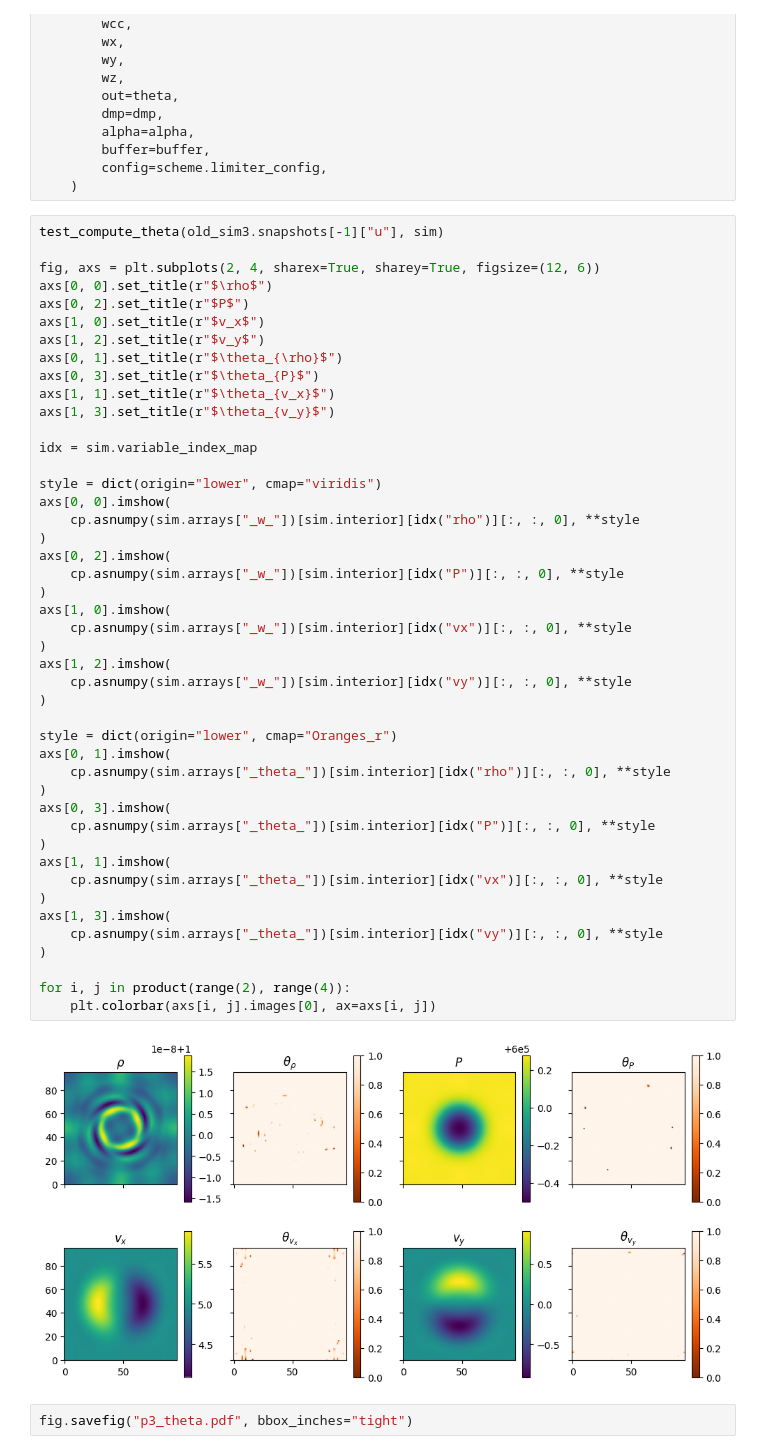
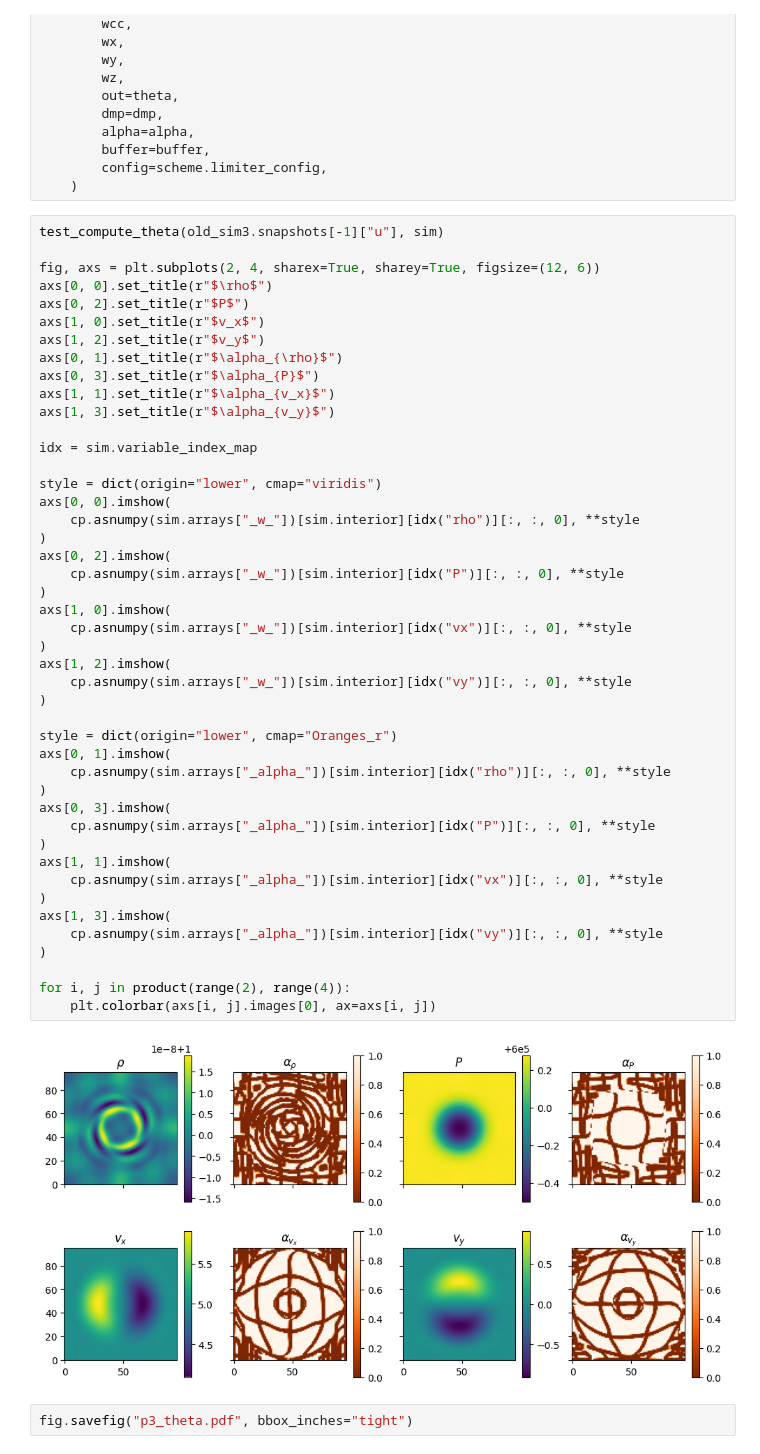
Before and after one commit to jpalafou/superfv, a Jupyter notebook: benchmarks/gresho-vortex/Debug2.ipynb, the cells around one changed output. Saved outputs shown, nothing was run; the diff lists cells and outputs as text.

```diff
--- a/benchmarks/gresho-vortex/Debug2.ipynb
+++ b/benchmarks/gresho-vortex/Debug2.ipynb
@@ -89,45 +89,45 @@ axs[0, 0].set_title(r"$\rho$")
 axs[0, 2].set_title(r"$P$")
 axs[1, 0].set_title(r"$v_x$")
 axs[1, 2].set_title(r"$v_y$")
-axs[0, 1].set_title(r"$\theta_{\rho}$")
-axs[0, 3].set_title(r"$\theta_{P}$")
-axs[1, 1].set_title(r"$\theta_{v_x}$")
-axs[1, 3].set_title(r"$\theta_{v_y}$")
+axs[0, 1].set_title(r"$\alpha_{\rho}$")
+axs[0, 3].set_title(r"$\alpha_{P}$")
+axs[1, 1].set_title(r"$\alpha_{v_x}$")
+axs[1, 3].set_title(r"$\alpha_{v_y}$")
 
 idx = sim.variable_index_map
 
 style = dict(origin="lower", cmap="viridis")
 axs[0, 0].imshow(
     cp.asnumpy(sim.arrays["_w_"])[sim.interior][idx("rho")][:, :, 0], **style
 )
 axs[0, 2].imshow(
     cp.asnumpy(sim.arrays["_w_"])[sim.interior][idx("P")][:, :, 0], **style
 )
 axs[1, 0].imshow(
     cp.asnumpy(sim.arrays["_w_"])[sim.interior][idx("vx")][:, :, 0], **style
 )
 axs[1, 2].imshow(
     cp.asnumpy(sim.arrays["_w_"])[sim.interior][idx("vy")][:, :, 0], **style
 )
 
 style = dict(origin="lower", cmap="Oranges_r")
 axs[0, 1].imshow(
-    cp.asnumpy(sim.arrays["_theta_"])[sim.interior][idx("rho")][:, :, 0], **style
+    cp.asnumpy(sim.arrays["_alpha_"])[sim.interior][idx("rho")][:, :, 0], **style
 )
 axs[0, 3].imshow(
-    cp.asnumpy(sim.arrays["_theta_"])[sim.interior][idx("P")][:, :, 0], **style
+    cp.asnumpy(sim.arrays["_alpha_"])[sim.interior][idx("P")][:, :, 0], **style
 )
 axs[1, 1].imshow(
-    cp.asnumpy(sim.arrays["_theta_"])[sim.interior][idx("vx")][:, :, 0], **style
+    cp.asnumpy(sim.arrays["_alpha_"])[sim.interior][idx("vx")][:, :, 0], **style
 )
 axs[1, 3].imshow(
-    cp.asnumpy(sim.arrays["_theta_"])[sim.interior][idx("vy")][:, :, 0], **style
+    cp.asnumpy(sim.arrays["_alpha_"])[sim.interior][idx("vy")][:, :, 0], **style
 )
 
 for i, j in product(range(2), range(4)):
     plt.colorbar(axs[i, j].images[0], ax=axs[i, j])
 # %% [output]
-[figure, old version]
+[figure, new version]
 # %%
 fig.savefig("p3_theta.pdf", bbox_inches="tight")
 # %%
```
Also changed, not shown: 15 other files.
